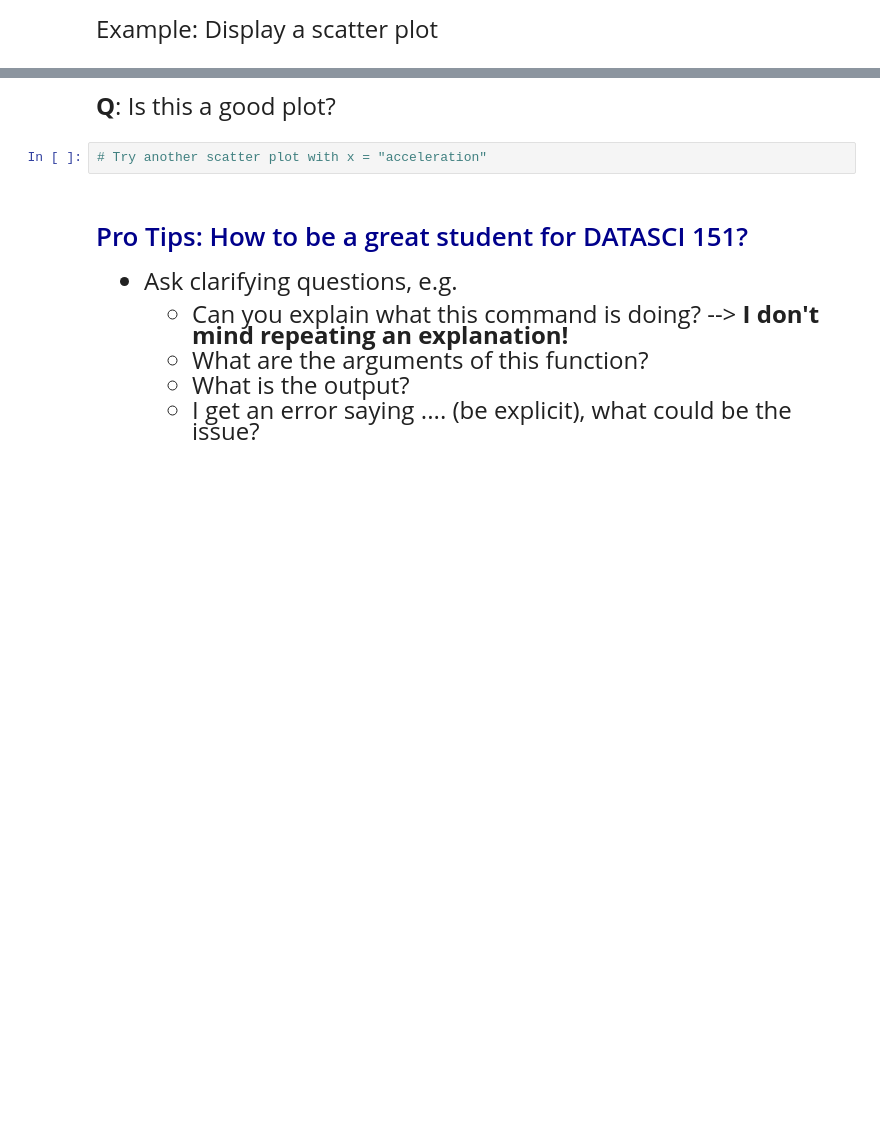
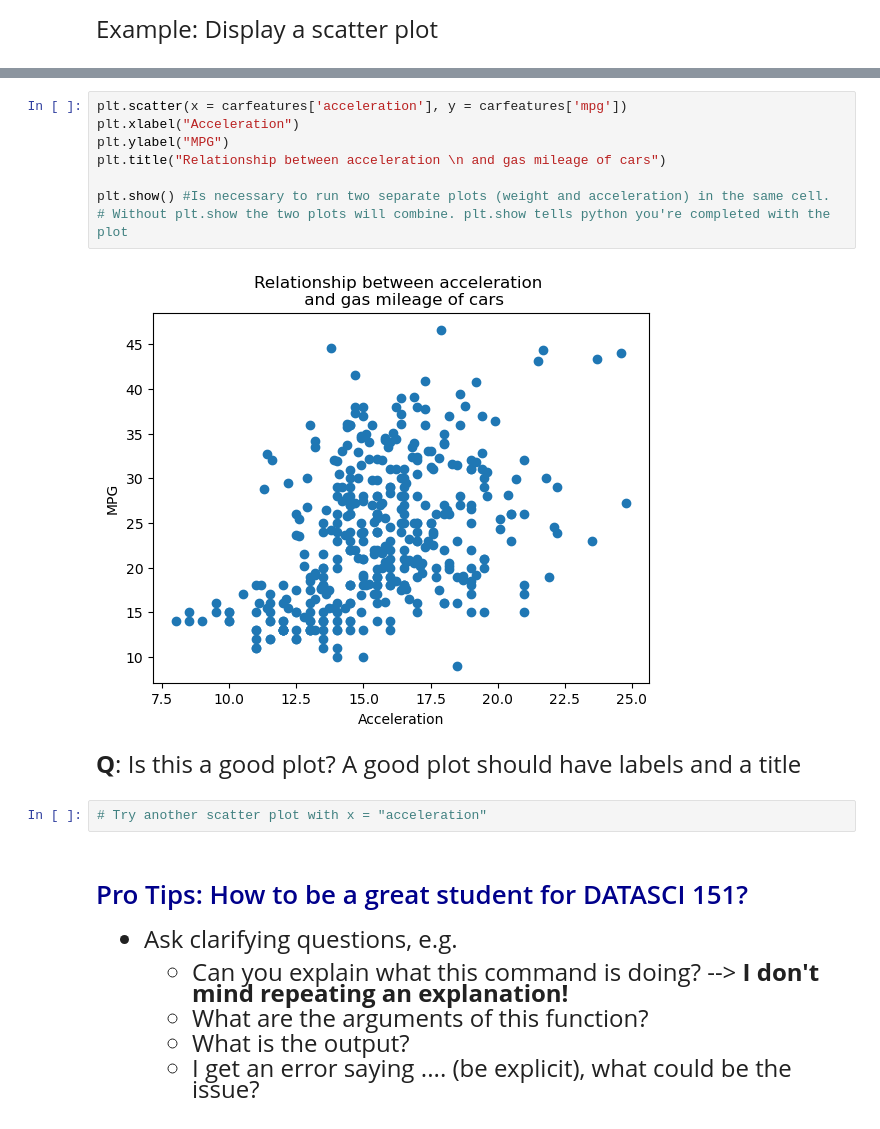
Before and after one commit to michelle1002/datasci151spring2026, a Jupyter notebook: lecture_02/lecture_02 copy.ipynb, the cells around one changed output, grey strips where cells are left out. Saved outputs shown, nothing was run; the diff lists cells and outputs as text; blank space fills up the shorter version.

```diff
--- a/lecture_02/lecture_02 copy.ipynb
+++ b/lecture_02/lecture_02 copy.ipynb
@@ -428,7 +289,17 @@ plt.show()
+# %%
+plt.scatter(x = carfeatures['acceleration'], y = carfeatures['mpg'])
+plt.xlabel("Acceleration")
+plt.ylabel("MPG")
+plt.title("Relationship between acceleration \n and gas mileage of cars")
+
+plt.show() #Is necessary to run two separate plots (weight and acceleration) in the same cell.
+# Without plt.show the two plots will combine. plt.show tells python you're completed with the plot
+# %% [output]
+[figure, added]
 # %% [markdown]
 <font size = "5">
 
-**Q**: Is this a good plot?
+**Q**: Is this a good plot? A good plot should have labels and a title
 # %%
 # Try another scatter plot with x = "acceleration"
 # %% [markdown]
```
Also changed, not shown: parts of 16 cells of this notebook, 1 other file.
